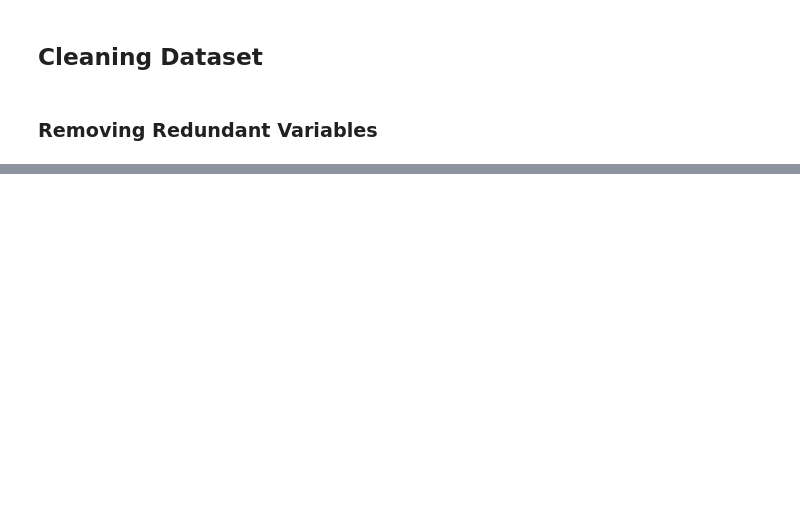
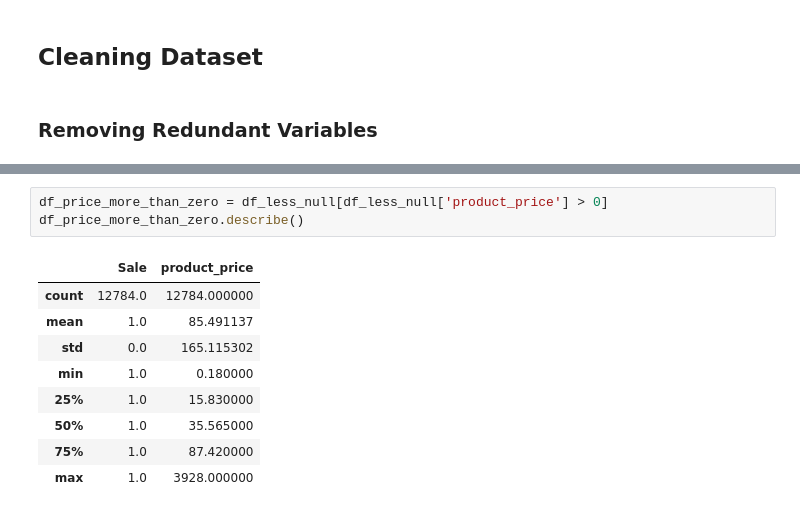
Before and after one commit to samousavizade/Criteo-recommender, a Jupyter notebook: ML_Project.ipynb, the cells around one changed output, grey strips where cells are left out. Cells and saved outputs as stored; diff of their text form; blank space fills up the shorter version.

```diff
--- a/ML_Project.ipynb
+++ b/ML_Project.ipynb
@@ -152,0 +172,13 @@ df_less_null.head()
+# %%
+df_price_more_than_zero = df_less_null[df_less_null['product_price'] > 0]
+df_price_more_than_zero.describe()
+# %% [output]
+|  | Sale | product_price |
+| count | 12784.0 | 12784.000000 |
+| mean | 1.0 | 85.491137 |
+| std | 0.0 | 165.115302 |
+| min | 1.0 | 0.180000 |
+| 25% | 1.0 | 15.830000 |
+| 50% | 1.0 | 35.565000 |
+| 75% | 1.0 | 87.420000 |
+| max | 1.0 | 3928.000000 |
```
Also changed, not shown: parts of 4 cells of this notebook.
